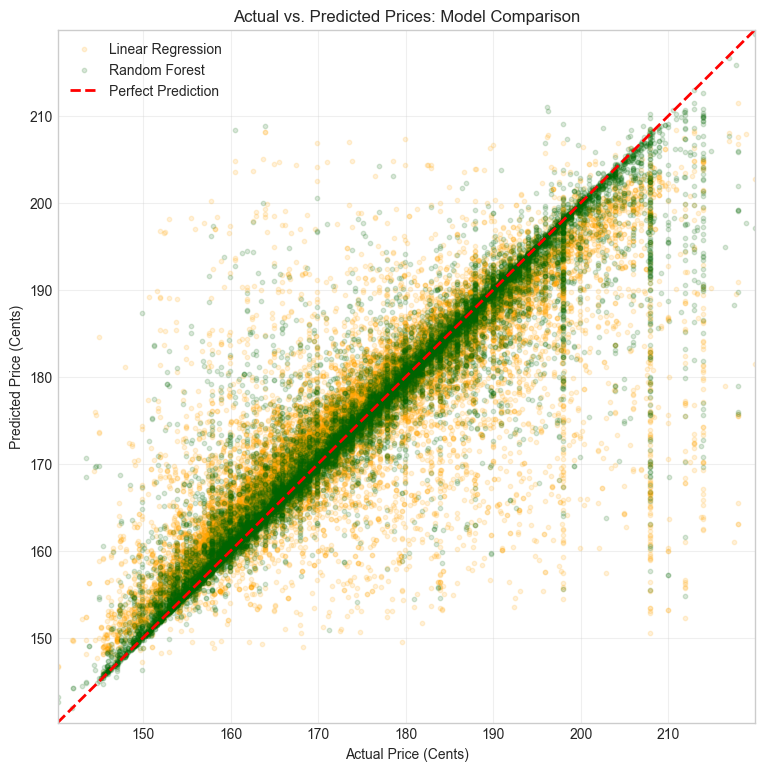
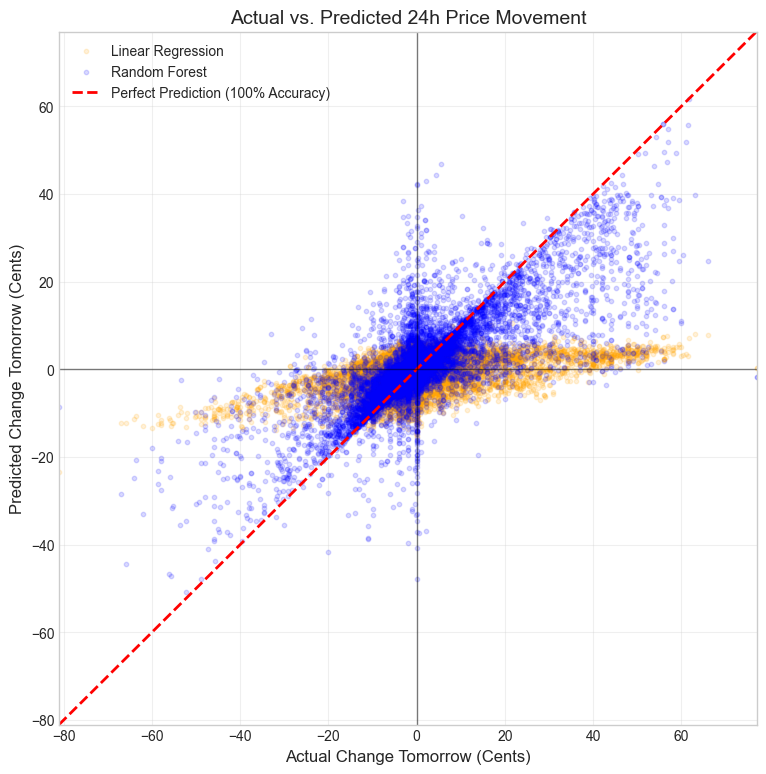
The notebook cell's code change between the first figure and the second:
--- before
+++ after
@@ -5,13 +5,19 @@
 
 # Plot Random Forest
-plt.scatter(y_test, rf_predictions, alpha=0.15, color='darkgreen', label='Random Forest', s=10)
+plt.scatter(y_test, rf_predictions, alpha=0.15, color='blue', label='Random Forest', s=10)
 
 # Perfect Prediction Line
 line_range = [y_test.min(), y_test.max()]
-plt.plot(line_range, line_range, 'r--', lw=2, label='Perfect Prediction')
+plt.plot(line_range, line_range, 'r--', lw=2, label='Perfect Prediction (100% Accuracy)')
 
-plt.title('Actual vs. Predicted Prices: Model Comparison')
-plt.xlabel('Actual Price (Cents)')
-plt.ylabel('Predicted Price (Cents)')
+# Refined Labels for the Delta approach
+plt.title('Actual vs. Predicted 24h Price Movement', fontsize=14)
+plt.xlabel('Actual Change Tomorrow (Cents)', fontsize=12)
+plt.ylabel('Predicted Change Tomorrow (Cents)', fontsize=12)
+
+# Add a horizontal and vertical line at zero to show the "No Change" boundary
+plt.axhline(0, color='black', lw=1, alpha=0.5)
+plt.axvline(0, color='black', lw=1, alpha=0.5)
+
 plt.xlim(line_range)
 plt.ylim(line_range)

Commit: now target is price change tomorrow